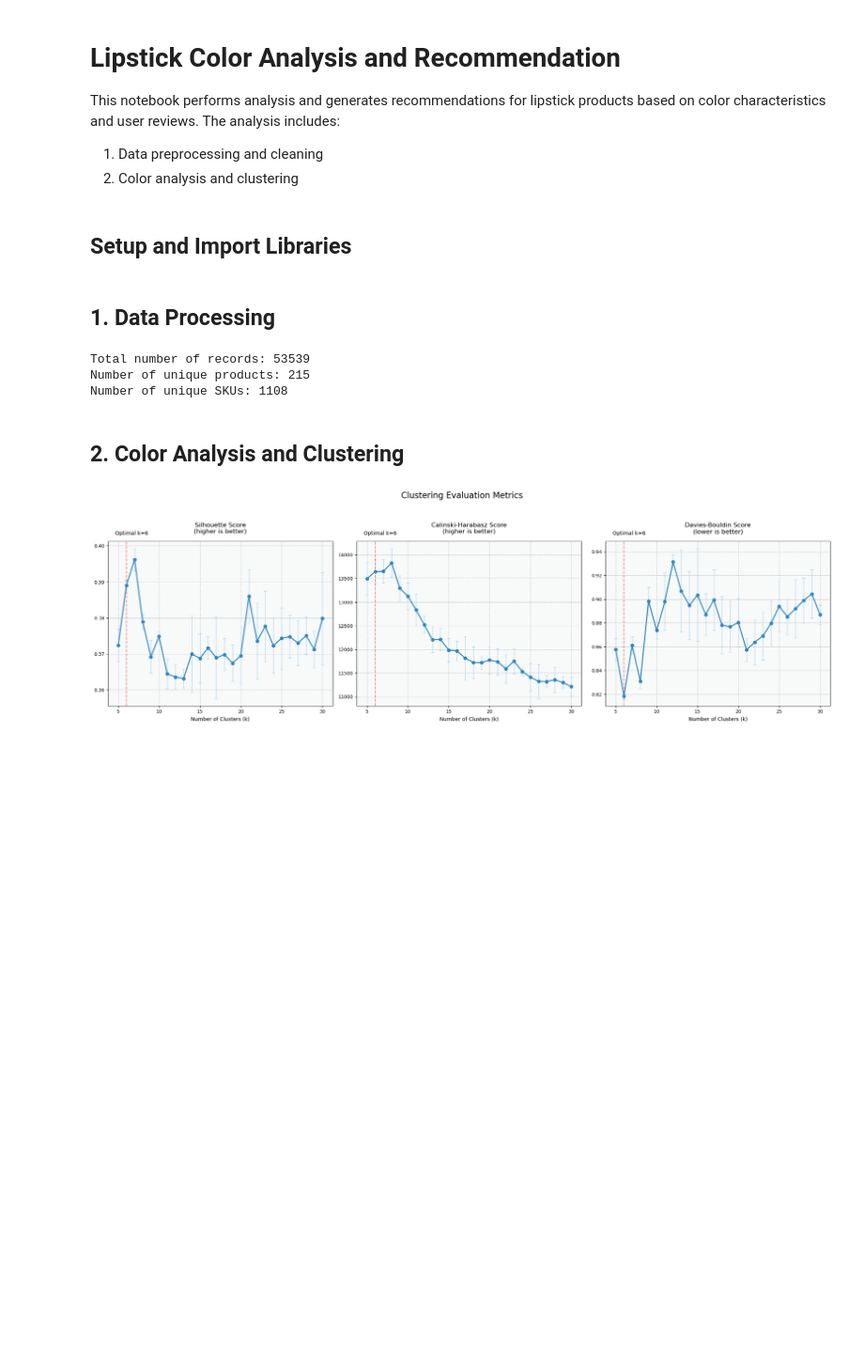
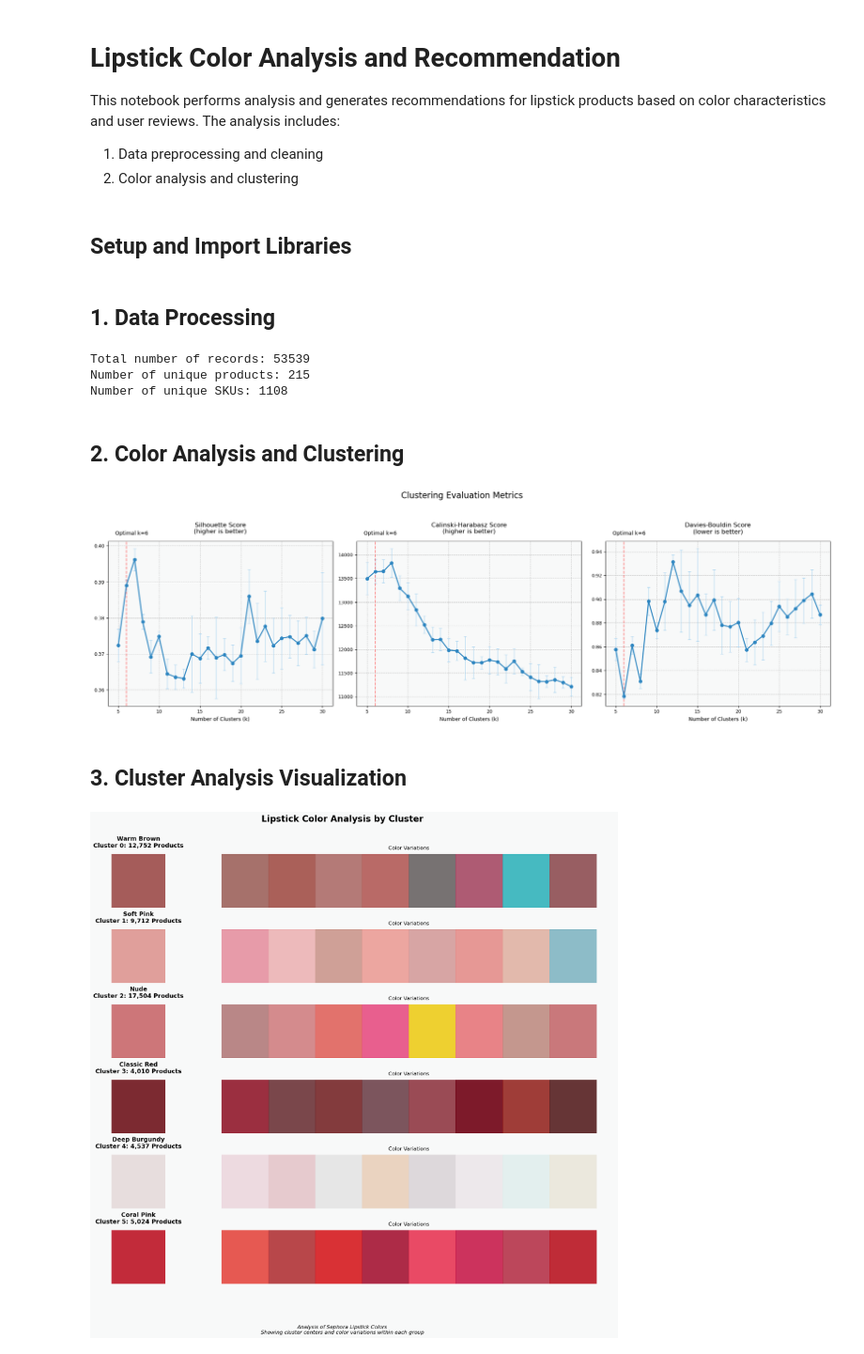
Before and after one commit to Shubin-Luan-Umich/SIADS699_Capstone_FA24_Team23, a Jupyter notebook: notebooks/03_color_analysis_and_recommendation.ipynb, the cells around one changed output. Shown at 94% size. Cells and saved outputs as stored; diff of their text form; code cells hidden in the pictures; blank space fills up the shorter version.

```diff
--- a/notebooks/03_color_analysis_and_recommendation.ipynb
+++ b/notebooks/03_color_analysis_and_recommendation.ipynb
@@ -100,7 +101,8 @@ class ColorAnalyzer:
 
     def __init__(self, data: pd.DataFrame):
         self.data = data
-        self.n_clusters = 23
+        self.n_clusters = 10
+        self.optimal_k = 10
         self.kmeans_model = None
         self.cluster_labels = None
         self.cv_results = None
@@ -274,6 +276,27 @@ class ColorAnalyzer:
 
         plt.tight_layout()
         plt.show()
+
+    def perform_clustering(self) -> None:
+        """Perform K-means clustering on RGB values."""
+        try:
+            X = self.data[['R', 'G', 'B']].values
+
+            # Check for NaNs or infinite values
+            if np.isnan(X).any() or np.isinf(X).any():
+                print("Data contains NaN or infinite values.")
+                return
+
+            print(f"Optimal k : {self.optimal_k}.")
+
+            self.kmeans_model = KMeans(
+                n_clusters=self.optimal_k,
+                n_init=10
+            )
+            self.cluster_labels = self.kmeans_model.fit_predict(X)
+            self.data['color_cluster'] = self.cluster_labels
+        except Exception as e:
+            print(f"Error in perform_clustering: {e}")
 # %%
 # Initialize analyzer
 analyzer = ColorAnalyzer(processor.df)
@@ -297,3 +322,5 @@ analyzer = load_analyzer('trained_models/sephora_lipstick_clustering_model.pkl')
 analyzer.plot_cv_results()
 # %% [output]
 [figure]
+# %% [markdown]
+## 3. Cluster Analysis Visualization
@@ -299,0 +439,8 @@ analyzer.plot_cv_results()
+# %%
+# Create visualizer
+visualizer = ClusterVisualizer(analyzer)
+
+# Show cluster analysis
+visualizer.visualize_color_clusters()
+# %% [output]
+[figure, added]
```
Also changed, not shown: parts of 4 cells of this notebook, 1 other file.
